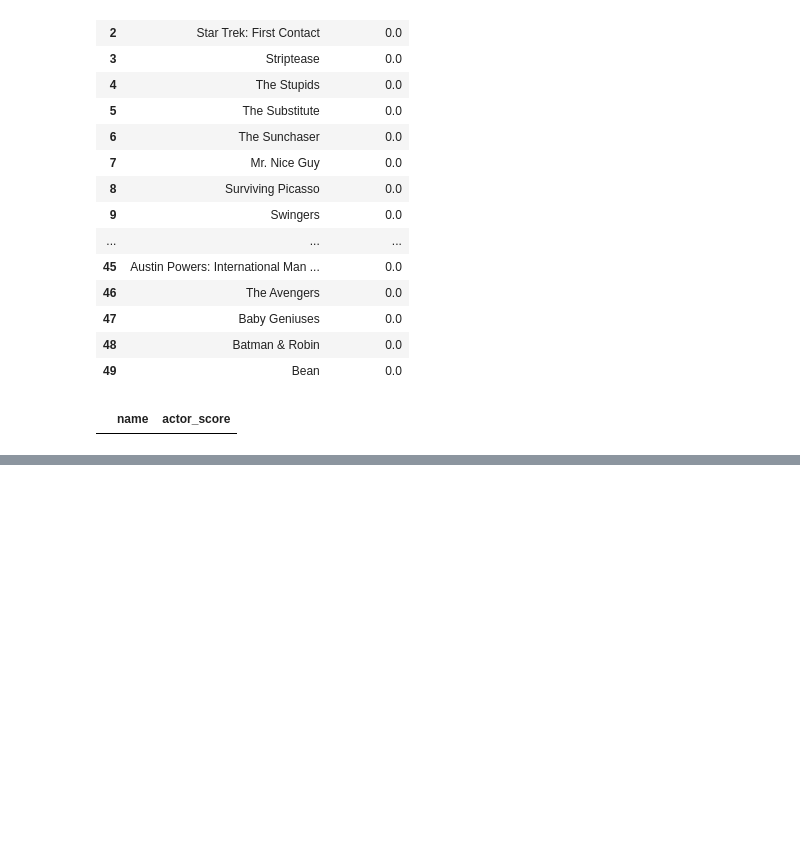
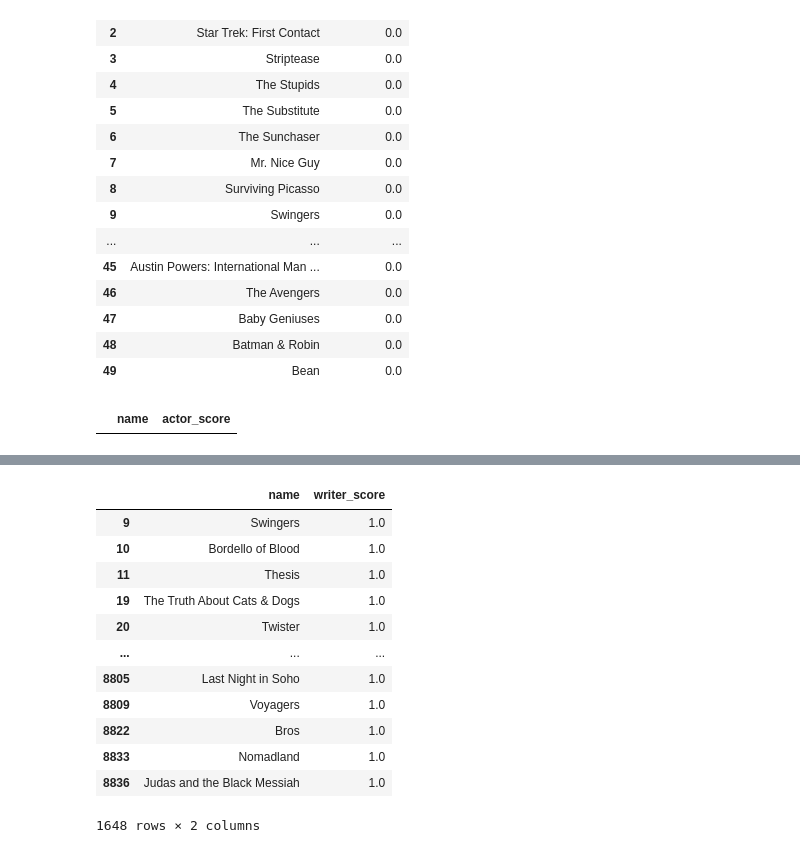
Before and after one commit to Eric7895/Movie_Revenue_Web_Application, a Jupyter notebook: data_preprocessing.ipynb, the cells around one changed output, grey strips where cells are left out. Cells and saved outputs as stored; diff of their text form; code cells hidden in the pictures; blank space fills up the shorter version.

```diff
--- a/data_preprocessing.ipynb
+++ b/data_preprocessing.ipynb
@@ -445,0 +475,16 @@ actors[actors['actor_score'] > 0].head()
+# %%
+writer[writer['writer_score'] > 0]
+# %% [output]
+|  | name | writer_score |
+| 9 | Swingers | 1.0 |
+| 10 | Bordello of Blood | 1.0 |
+| 11 | Thesis | 1.0 |
+| 19 | The Truth About Cats & Dogs | 1.0 |
+| 20 | Twister | 1.0 |
+| ... | ... | ... |
+| 8805 | Last Night in Soho | 1.0 |
+| 8809 | Voyagers | 1.0 |
+| 8822 | Bros | 1.0 |
+| 8833 | Nomadland | 1.0 |
+| 8836 | Judas and the Black Messiah | 1.0 |
+1648 rows × 2 columns
```
Also changed, not shown: parts of 7 cells of this notebook, 12 other files.
